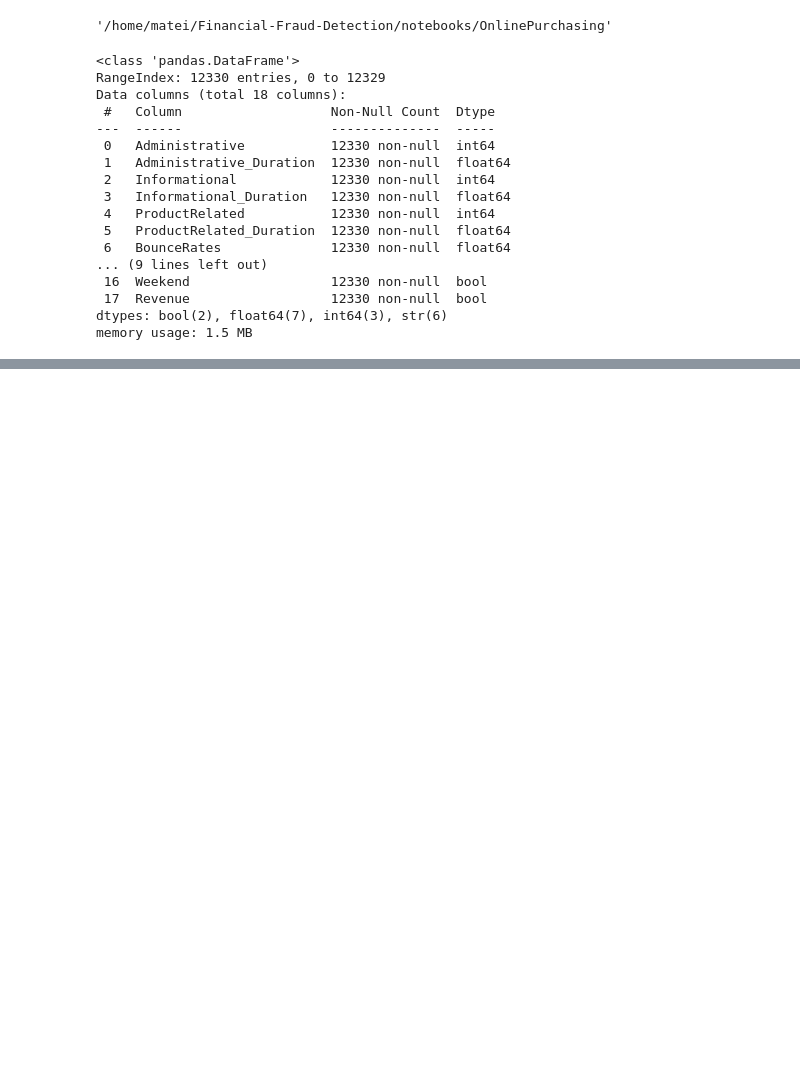
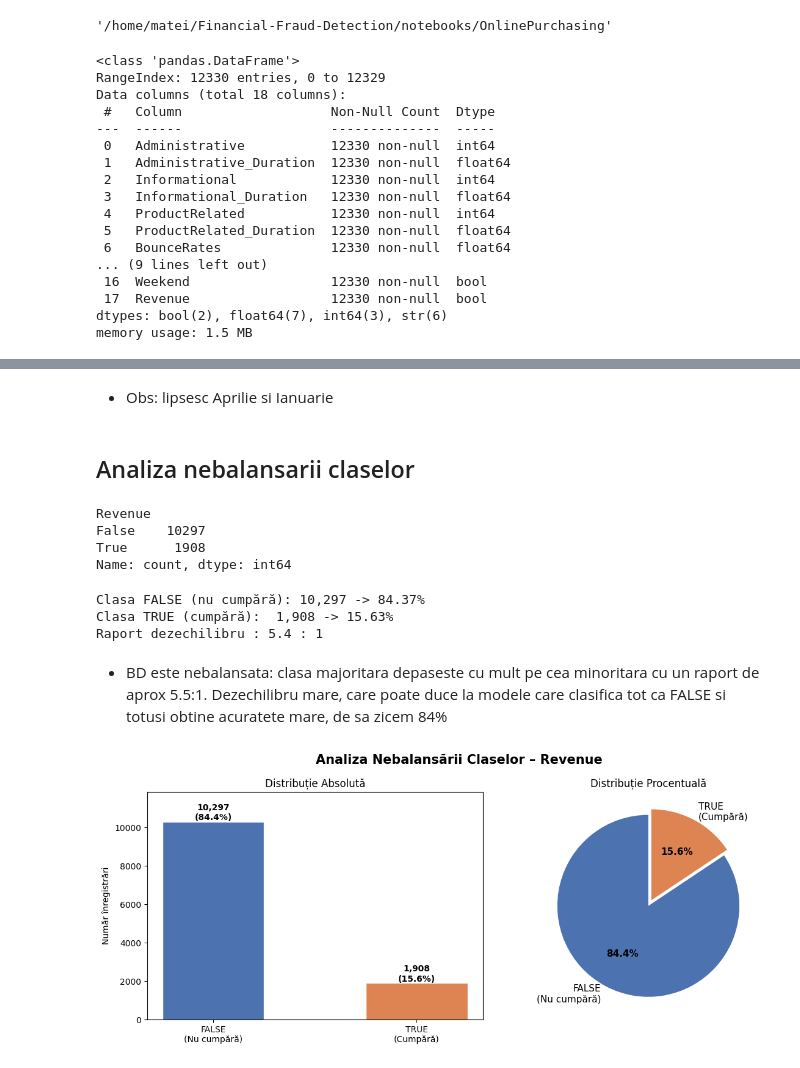
Before and after one commit to BejenaruIoanMatei/Online-Shoppers-Purchasing-Intention, a Jupyter notebook: notebooks/OnlinePurchasing/main.ipynb, the cells around one changed output, grey strips where cells are left out. Saved outputs shown, nothing was run; the diff lists cells and outputs as text; code cells hidden in the pictures; blank space fills up the shorter version.

Commit message:
Analiza initiala + analiza nebalansarii claselor

```diff
--- a/notebooks/OnlinePurchasing/main.ipynb
+++ b/notebooks/OnlinePurchasing/main.ipynb
@@ -37,0 +120,3 @@ memory usage: 1.5 MB
+# %%
+df = df.drop_duplicates()
+df.shape[0]
@@ -37,0 +138,55 @@ memory usage: 1.5 MB
+# %% [markdown]
+-   Obs: lipsesc Aprilie si Ianuarie
+# %% [markdown]
+## Analiza nebalansarii claselor
+# %%
+df['Revenue'].value_counts()
+# %% [output]
+Revenue
+False    10297
+True      1908
+Name: count, dtype: int64
+# %%
+counts = df['Revenue'].value_counts()
+pcts = df['Revenue'].value_counts(normalize=True) * 100
+
+print(f"Clasa FALSE (nu cumpără): {counts[False]:>6,} -> {pcts[False]:.2f}%")
+print(f"Clasa TRUE (cumpără): {counts[True]:>6,} -> {pcts[True]:.2f}%")
+print(f"Raport dezechilibru : {counts[False]/counts[True]:.1f} : 1")
+# %% [output]
+Clasa FALSE (nu cumpără): 10,297 -> 84.37%
+Clasa TRUE (cumpără):  1,908 -> 15.63%
+Raport dezechilibru : 5.4 : 1
+# %% [markdown]
+-   BD este nebalansata: clasa majoritara depaseste cu mult pe cea minoritara cu un raport de aprox 5.5:1. Dezechilibru mare, care poate duce la modele care clasifica tot ca FALSE si totusi obtine acuratete mare, de sa zicem 84%
+# %%
+fig, axes = plt.subplots(1, 2, figsize=(12, 5))
+fig.suptitle('Analiza Nebalansării Claselor – Revenue', fontsize=15, fontweight='bold')
+colors = ['#4C72B0', '#DD8452']
+
+axes[0].bar(['FALSE\n(Nu cumpără)', 'TRUE\n(Cumpără)'],
+            [counts[False], counts[True]],
+            color=colors, edgecolor='white', width=0.5)
+axes[0].set_title('Distribuție Absolută', fontsize=12)
+axes[0].set_ylabel('Număr înregistrări')
+for i, (v, p) in enumerate(zip([counts[False], counts[True]], [pcts[False], pcts[True]])):
+    axes[0].text(i, v + 80, f'{v:,}\n({p:.1f}%)', ha='center', fontweight='bold')
+axes[0].set_ylim(0, counts[False] * 1.15)
+
+wedges, texts, autotexts = axes[1].pie(
+    [counts[False], counts[True]],
+    labels=['FALSE\n(Nu cumpără)', 'TRUE\n(Cumpără)'],
+    autopct='%1.1f%%',
+    colors=colors,
+    startangle=90,
+    explode=(0, 0.07),
+    textprops={'fontsize': 11}
+)
+autotexts[0].set_fontweight('bold')
+autotexts[1].set_fontweight('bold')
+axes[1].set_title('Distribuție Procentuală', fontsize=12)
+
+plt.tight_layout()
+plt.show()
+# %% [output]
+[figure, added]
```
Also changed, not shown: parts of 13 cells of this notebook.
